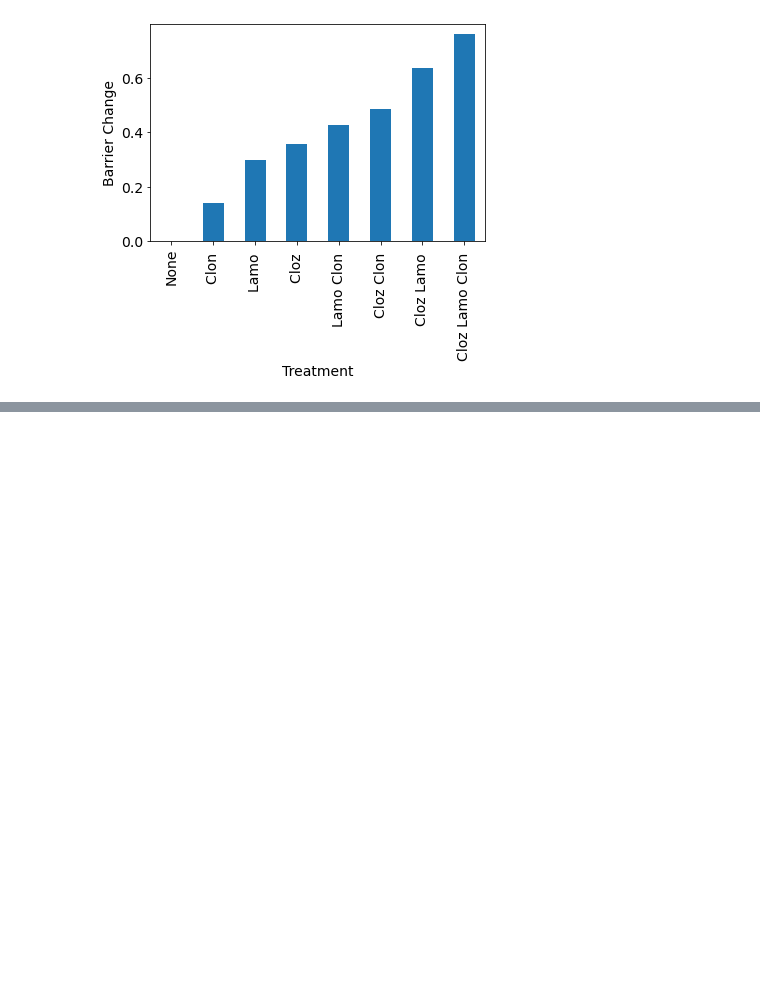
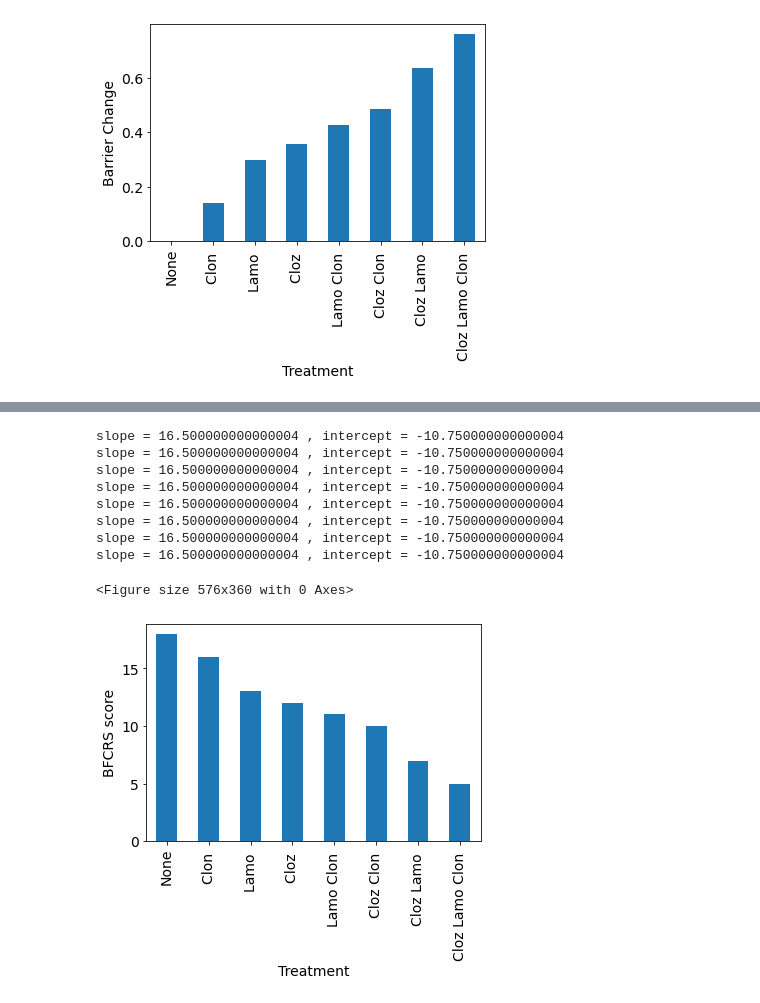
Before and after one commit to pdroberts/cascadia-behavioral-healthcare, a Jupyter notebook: notebooks/pharma_wc_drug_combination_effects_fig6.ipynb, the cells around one changed output, grey strips where cells are left out. Cells and saved outputs as stored; diff of their text form; code cells hidden in the pictures; blank space fills up the shorter version.

```diff
--- a/notebooks/pharma_wc_drug_combination_effects_fig6.ipynb
+++ b/notebooks/pharma_wc_drug_combination_effects_fig6.ipynb
@@ -250 +259,45 @@ fig.savefig('./figs_publ/combo_bf.tiff', dpi=300, format="tiff")
 [figure]
+# %%
+# Convert BF to barrier
+#   Numbers from pharma_wc_predict_BF_fig2_5_07212022.ipynb
+
+def barrier_to_bf(barrier):
+    pre_bf = 17.3  # pre mean
+    post_bf = 4.1 # post mean
+    pre_barrier = 1.7 # pre mean
+    post_barrier = 0.9 # post mean
+    slope = (post_bf-pre_bf)/(post_barrier-pre_barrier)
+    intercept = post_bf - slope*post_barrier
+    print('slope =', slope, ', intercept =', intercept)
+    return slope*barrier + intercept
+
+bf_scores = []
+for b in combo_barriers_median['barrier']:
+    bf_scores.append(int(barrier_to_bf(b)))
+#     print(barrier_to_bf(b))
+
+combo_barriers_median['BF'] = bf_scores
+# combo_barriers_median.loc[0,'Treatment'] = 'None'
+# display(combo_barriers_median)
+
+fig = plt.figure(figsize=(8,5))
+plt.rc('axes', labelsize=14)    # fontsize of the x and y labels
+plt.rc('xtick', labelsize=14)    # fontsize of the tick labels
+plt.rc('ytick', labelsize=14)    # fontsize of the tick labels
+plt.rc('legend', fontsize=12)    # legend fontsize
+ax = combo_barriers_median.plot.bar('Treatment', 'BF',legend=None)
+plt.yticks(range(0, 20, 5))
+plt.ylabel('BFCRS score');
+fig = ax.get_figure()
+fig.savefig('./figs_publ/combo_bf.tiff', dpi=300, format="tiff", bbox_inches = "tight");
+# %% [output]
+slope = 16.500000000000004 , intercept = -10.750000000000004
+slope = 16.500000000000004 , intercept = -10.750000000000004
+slope = 16.500000000000004 , intercept = -10.750000000000004
+slope = 16.500000000000004 , intercept = -10.750000000000004
+slope = 16.500000000000004 , intercept = -10.750000000000004
+slope = 16.500000000000004 , intercept = -10.750000000000004
+slope = 16.500000000000004 , intercept = -10.750000000000004
+slope = 16.500000000000004 , intercept = -10.750000000000004
+<Figure size 576x360 with 0 Axes>
+[figure, added]
```
Also changed, not shown: parts of 3 cells of this notebook, 1 other file.
